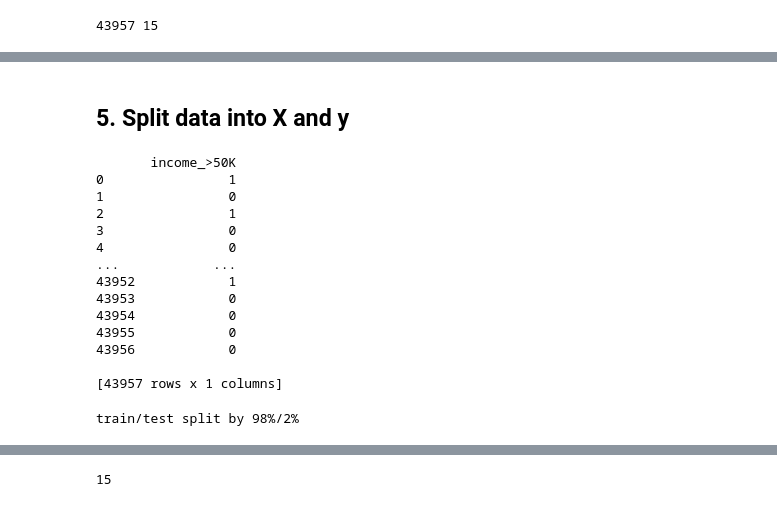
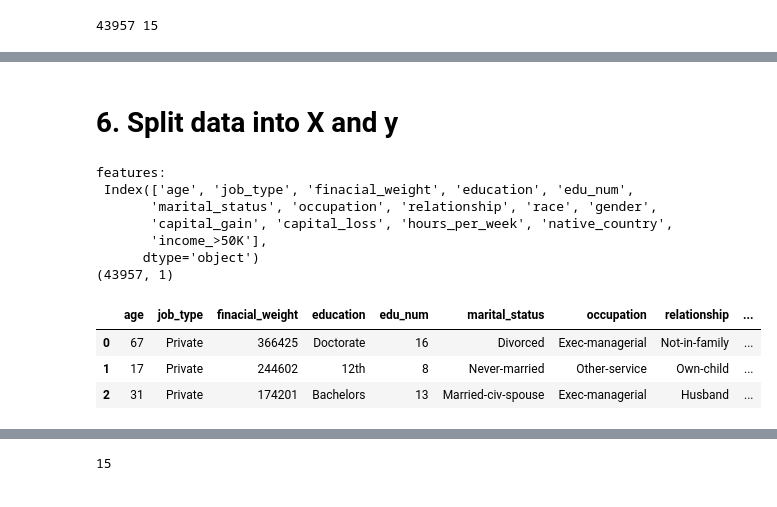
Before and after one commit to heesukjang/Income_Prediction, a Jupyter notebook: Income_Prediction.ipynb, the cells around one changed output, grey strips where cells are left out. Drawn from its saved outputs; the diff is of its cells as text; code cells hidden in the pictures.

```diff
--- a/Income_Prediction.ipynb
+++ b/Income_Prediction.ipynb
@@ -210,30 +175,25 @@ corr_w_income
 # %% [markdown]
-## 5. Split data into X and y
+# 6. Split data into X and y
 # %%
 # target variable (y) = income_>50K
 X_train = pd.DataFrame(df_train.iloc[:, :m_train]) # all rows and columns
 y_train = pd.DataFrame(df_train.iloc[:, -1]) # all rows and the last column
-# print(y_train)
-# features = []
-X_test_original = df_test
+X_test = df_test
+X_full = [X_train, X_test]
+
+features = X_train.columns
+print('features:\n',features)
+print(y_train.shape)
+X_train.head(3)
 # %% [output]
-       income_>50K
-0                1
-1                0
-2                1
-3                0
-4                0
-...            ...
-43952            1
-43953            0
-43954            0
-43955            0
-43956            0
-
-[43957 rows x 1 columns]
+features:
+ Index(['age', 'job_type', 'finacial_weight', 'education', 'edu_num',
+       'marital_status', 'occupation', 'relationship', 'race', 'gender',
+       'capital_gain', 'capital_loss', 'hours_per_week', 'native_country',
+       'income_>50K'],
+      dtype='object')
+(43957, 1)
+|  | age | job_type | finacial_weight | education | edu_num | marital_status | occupation | relationship | ... |
+| 0 | 67 | Private | 366425 | Doctorate | 16 | Divorced | Exec-managerial | Not-in-family | ... |
+| 1 | 17 | Private | 244602 | 12th | 8 | Never-married | Other-service | Own-child | ... |
+| 2 | 31 | Private | 174201 | Bachelors | 13 | Married-civ-spouse | Exec-managerial | Husband | ... |
-# %%
-train_size = round(df_train.shape[0]/(df_train.shape[0] + df_test.shape[0])*100)
-test_size = 100 - train_size
-print(f'train/test split by {train_size}%/{test_size}%')
-# %% [output]
-train/test split by 98%/2%
```
Also changed, not shown: parts of 32 cells of this notebook.
